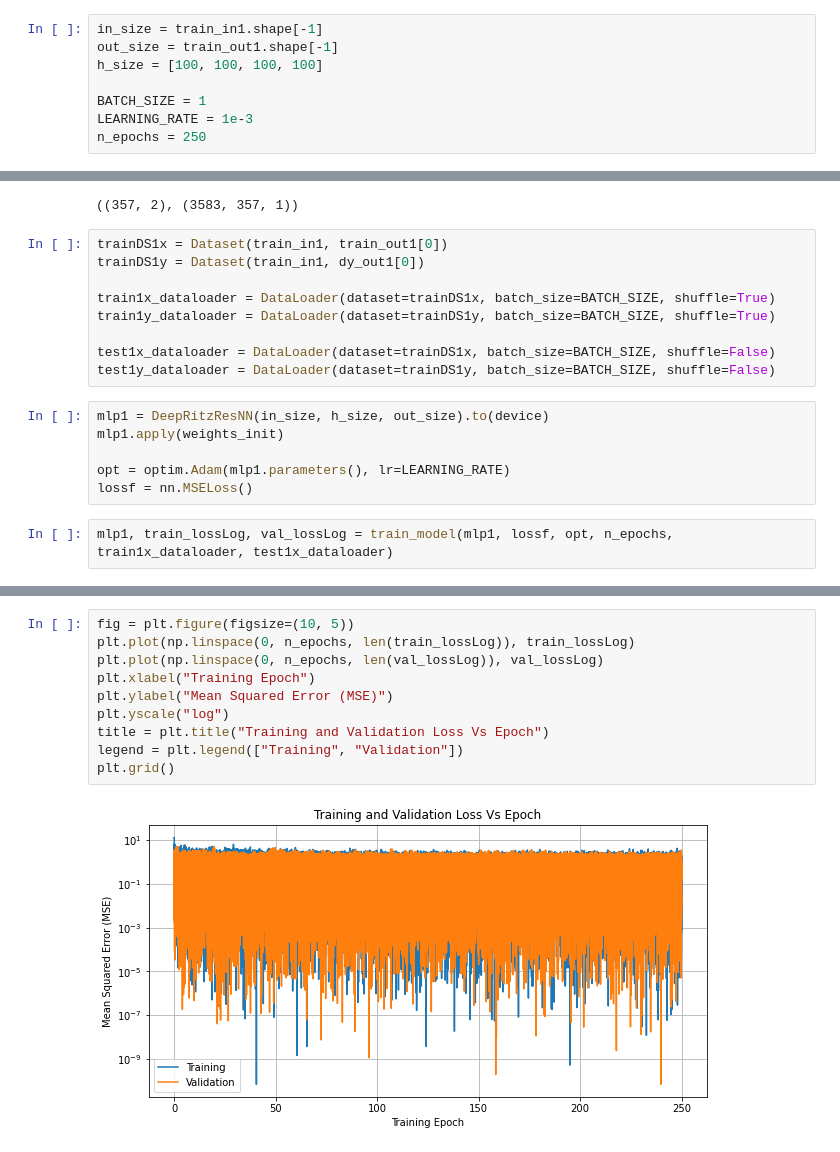
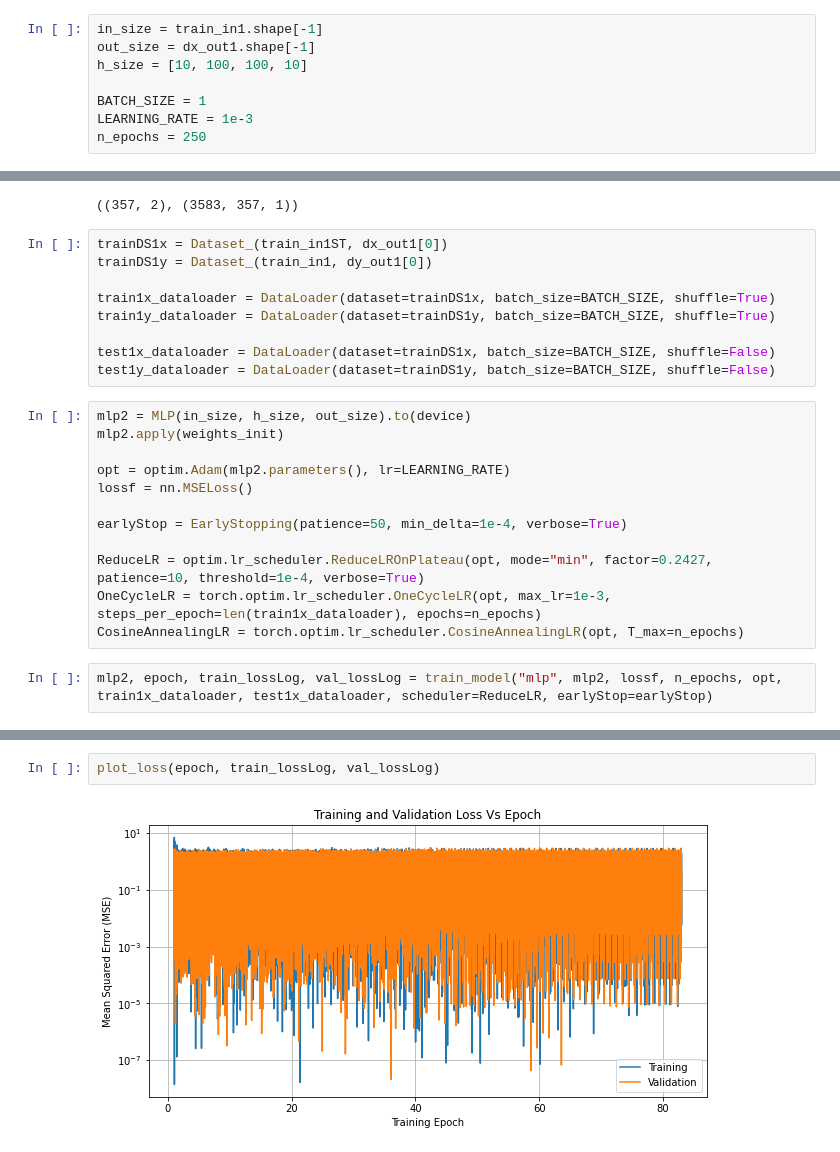
Before and after one commit to niccoforte/NF-PhD-gitRepo, a Jupyter notebook: code/MLP.ipynb, the cells around one changed output, grey strips where cells are left out. Cells and saved outputs as stored; diff of their text form.

```diff
--- a/code/MLP.ipynb
+++ b/code/MLP.ipynb
@@ -114,7 +167,7 @@ Unique function approximations from perfect lattice coorindates to each disorder
 # %%
 in_size = train_in1.shape[-1]
-out_size = train_out1.shape[-1]
-h_size = [100, 100, 100, 100]
+out_size = dx_out1.shape[-1]
+h_size = [10, 100, 100, 10]
 
 BATCH_SIZE = 1
 LEARNING_RATE = 1e-3
@@ -124,8 +177,8 @@ train_in1.shape, dx_out1.shape
 # %% [output]
 ((357, 2), (3583, 357, 1))
 # %%
-trainDS1x = Dataset(train_in1, train_out1[0])
-trainDS1y = Dataset(train_in1, dy_out1[0])
+trainDS1x = Dataset_(train_in1ST, dx_out1[0])
+trainDS1y = Dataset_(train_in1, dy_out1[0])
 
 train1x_dataloader = DataLoader(dataset=trainDS1x, batch_size=BATCH_SIZE, shuffle=True)
 train1y_dataloader = DataLoader(dataset=trainDS1y, batch_size=BATCH_SIZE, shuffle=True)
@@ -133,10 +186,16 @@ train1y_dataloader = DataLoader(dataset=trainDS1y, batch_size=BATCH_SIZE, shuffl
 test1x_dataloader = DataLoader(dataset=trainDS1x, batch_size=BATCH_SIZE, shuffle=False)
 test1y_dataloader = DataLoader(dataset=trainDS1y, batch_size=BATCH_SIZE, shuffle=False)
 # %%
-mlp1 = DeepRitzResNN(in_size, h_size, out_size).to(device)
-mlp1.apply(weights_init)
+mlp2 = MLP(in_size, h_size, out_size).to(device)
+mlp2.apply(weights_init)
 
-opt = optim.Adam(mlp1.parameters(), lr=LEARNING_RATE)
+opt = optim.Adam(mlp2.parameters(), lr=LEARNING_RATE)
 lossf = nn.MSELoss()
+
+earlyStop = EarlyStopping(patience=50, min_delta=1e-4, verbose=True)
+
+ReduceLR = optim.lr_scheduler.ReduceLROnPlateau(opt, mode="min", factor=0.2427, patience=10, threshold=1e-4, verbose=True)
+OneCycleLR = torch.optim.lr_scheduler.OneCycleLR(opt, max_lr=1e-3, steps_per_epoch=len(train1x_dataloader), epochs=n_epochs)
+CosineAnnealingLR = torch.optim.lr_scheduler.CosineAnnealingLR(opt, T_max=n_epochs)
 # %%
-mlp1, train_lossLog, val_lossLog = train_model(mlp1, lossf, opt, n_epochs, train1x_dataloader, test1x_dataloader)
+mlp2, epoch, train_lossLog, val_lossLog = train_model("mlp", mlp2, lossf, n_epochs, opt, train1x_dataloader, test1x_dataloader, scheduler=ReduceLR, earlyStop=earlyStop)
@@ -143,13 +218,5 @@ mlp1, train_lossLog, val_lossLog = train_model(mlp1, lossf, opt, n_epochs, train
 # %%
-fig = plt.figure(figsize=(10, 5))
-plt.plot(np.linspace(0, n_epochs, len(train_lossLog)), train_lossLog)
-plt.plot(np.linspace(0, n_epochs, len(val_lossLog)), val_lossLog)
-plt.xlabel("Training Epoch")
-plt.ylabel("Mean Squared Error (MSE)")
-plt.yscale("log")
-title = plt.title("Training and Validation Loss Vs Epoch")
-legend = plt.legend(["Training", "Validation"])
-plt.grid()
+plot_loss(epoch, train_lossLog, val_lossLog)
 # %% [output]
-[figure, old version]
+[figure, new version]
 # %%
```
Also changed, not shown: parts of 45 cells of this notebook, 7 other files.
